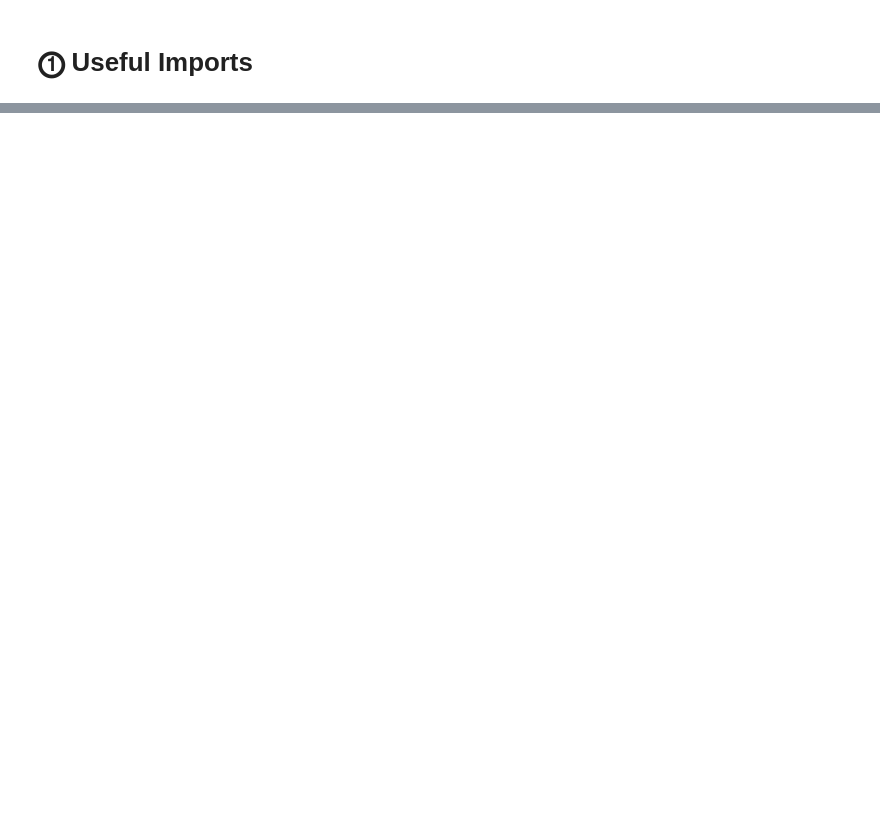
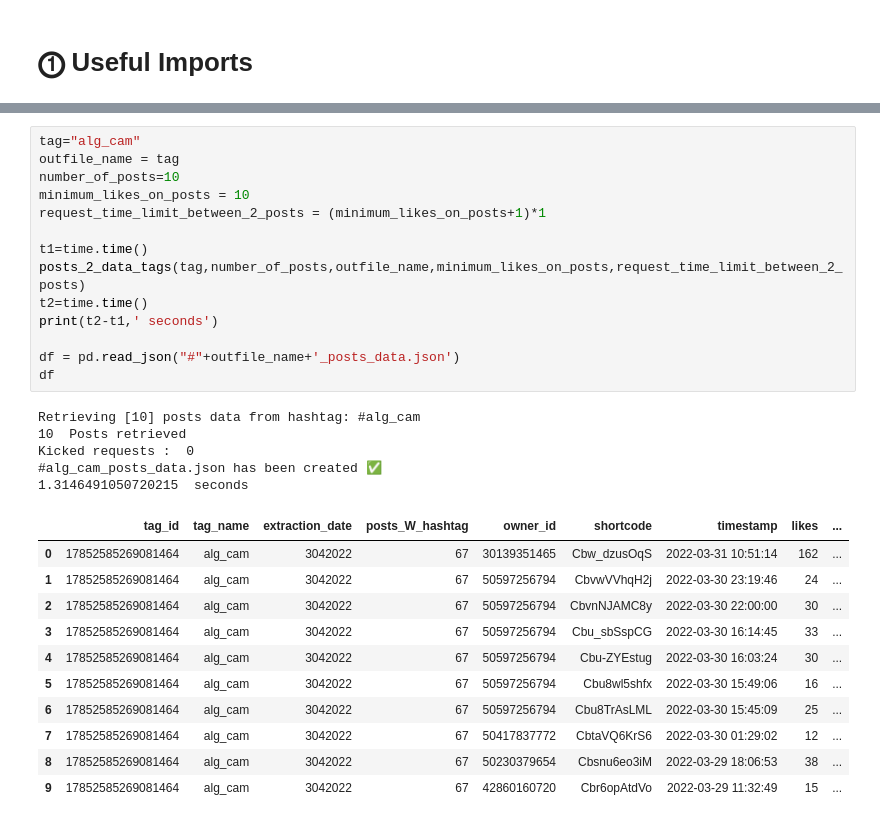
Before and after one commit to ChihabEddine98/instaBot, a Jupyter notebook: src/vis.ipynb, the cells around one changed output, grey strips where cells are left out. Cells and saved outputs as stored; diff of their text form; blank space fills up the shorter version.

Commit message:
[InstaBot] --- posts_2_data_tag  function

```diff
--- a/src/vis.ipynb
+++ b/src/vis.ipynb
@@ -215,0 +42,31 @@ print(r.text)
+# %%
+tag="alg_cam"
+outfile_name = tag
+number_of_posts=10
+minimum_likes_on_posts = 10
+request_time_limit_between_2_posts = (minimum_likes_on_posts+1)*1
+
+t1=time.time()
+posts_2_data_tags(tag,number_of_posts,outfile_name,minimum_likes_on_posts,request_time_limit_between_2_posts)
+t2=time.time()
+print(t2-t1,' seconds')
+
+df = pd.read_json("#"+outfile_name+'_posts_data.json')
+df
+# %% [output]
+Retrieving [10] posts data from hashtag: #alg_cam
+10  Posts retrieved
+Kicked requests :  0
+#alg_cam_posts_data.json has been created ✅
+1.3146491050720215  seconds
+|  | tag_id | tag_name | extraction_date | posts_W_hashtag | owner_id | shortcode | timestamp | likes | ... |
+| 0 | 17852585269081464 | alg_cam | 3042022 | 67 | 30139351465 | Cbw_dzusOqS | 2022-03-31 10:51:14 | 162 | ... |
+| 1 | 17852585269081464 | alg_cam | 3042022 | 67 | 50597256794 | CbvwVVhqH2j | 2022-03-30 23:19:46 | 24 | ... |
+| 2 | 17852585269081464 | alg_cam | 3042022 | 67 | 50597256794 | CbvnNJAMC8y | 2022-03-30 22:00:00 | 30 | ... |
+| 3 | 17852585269081464 | alg_cam | 3042022 | 67 | 50597256794 | Cbu_sbSspCG | 2022-03-30 16:14:45 | 33 | ... |
+| 4 | 17852585269081464 | alg_cam | 3042022 | 67 | 50597256794 | Cbu-ZYEstug | 2022-03-30 16:03:24 | 30 | ... |
+| 5 | 17852585269081464 | alg_cam | 3042022 | 67 | 50597256794 | Cbu8wl5shfx | 2022-03-30 15:49:06 | 16 | ... |
+| 6 | 17852585269081464 | alg_cam | 3042022 | 67 | 50597256794 | Cbu8TrAsLML | 2022-03-30 15:45:09 | 25 | ... |
+| 7 | 17852585269081464 | alg_cam | 3042022 | 67 | 50417837772 | CbtaVQ6KrS6 | 2022-03-30 01:29:02 | 12 | ... |
+| 8 | 17852585269081464 | alg_cam | 3042022 | 67 | 50230379654 | Cbsnu6eo3iM | 2022-03-29 18:06:53 | 38 | ... |
+| 9 | 17852585269081464 | alg_cam | 3042022 | 67 | 42860160720 | Cbr6opAtdVo | 2022-03-29 11:32:49 | 15 | ... |
```
Also changed, not shown: parts of 4 cells of this notebook, 2 other files.
